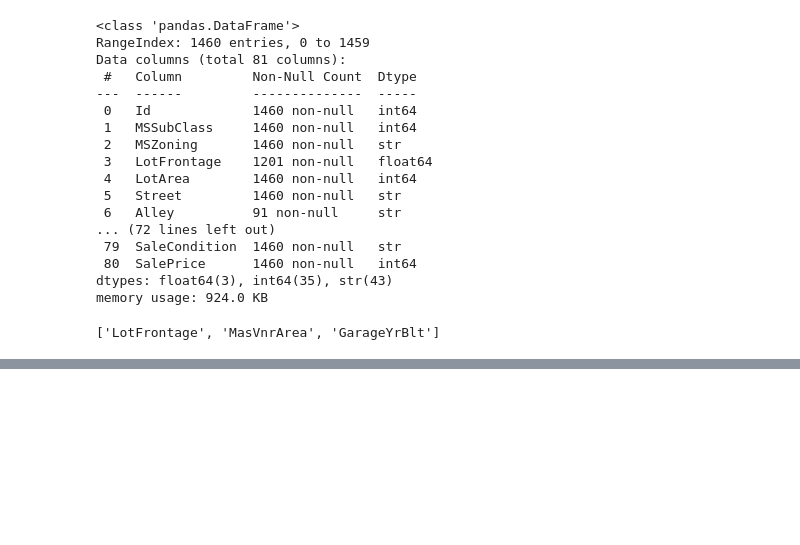
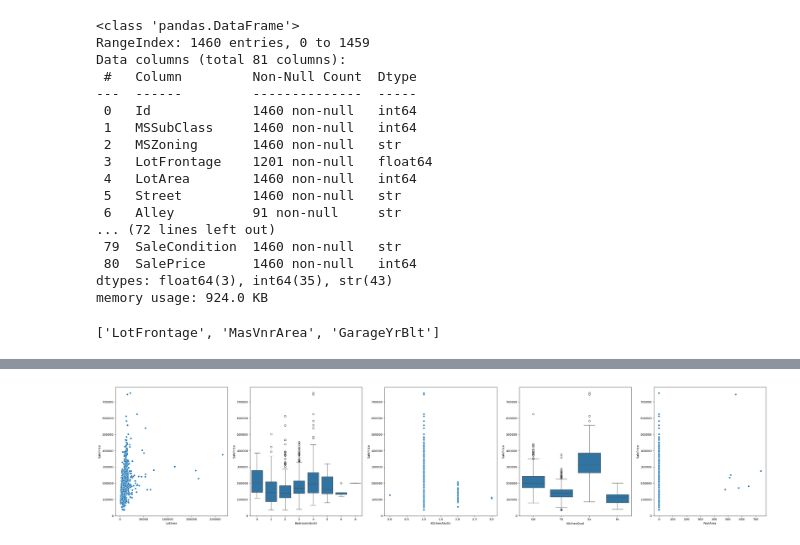
Before and after one commit to Eclipse-Dirol/project, a Jupyter notebook: House prices/EDA.ipynb, the cells around one changed output, grey strips where cells are left out. Saved outputs shown, nothing was run; the diff lists cells and outputs as text; code cells hidden in the pictures; blank space fills up the shorter version.

```diff
--- a/House prices/EDA.ipynb
+++ b/House prices/EDA.ipynb
@@ -104,0 +142,25 @@ dtype: int64
+# %%
+plt.figure(figsize=(40,8))
+plt.subplot(1,5,1)
+sns.scatterplot(data = df_train,
+                x='LotArea',
+                y=target)
+plt.subplot(1,5,2)
+sns.boxplot(data=df_train,
+            x='BedroomAbvGr',
+            y=target)
+plt.subplot(1,5,3)
+sns.scatterplot(data=df_train,
+            x='KitchenAbvGr',
+            y=target)
+plt.subplot(1,5,4)
+sns.boxplot(data=df_train,
+            x='KitchenQual',
+            y=target)
+plt.subplot(1,5,5)
+sns.scatterplot(data=df_train,
+            x='PoolArea',
+            y=target)
+plt.show()
+# %% [output]
+[figure, added]
```
Also changed, not shown: parts of 8 cells of this notebook, 7 other files.
